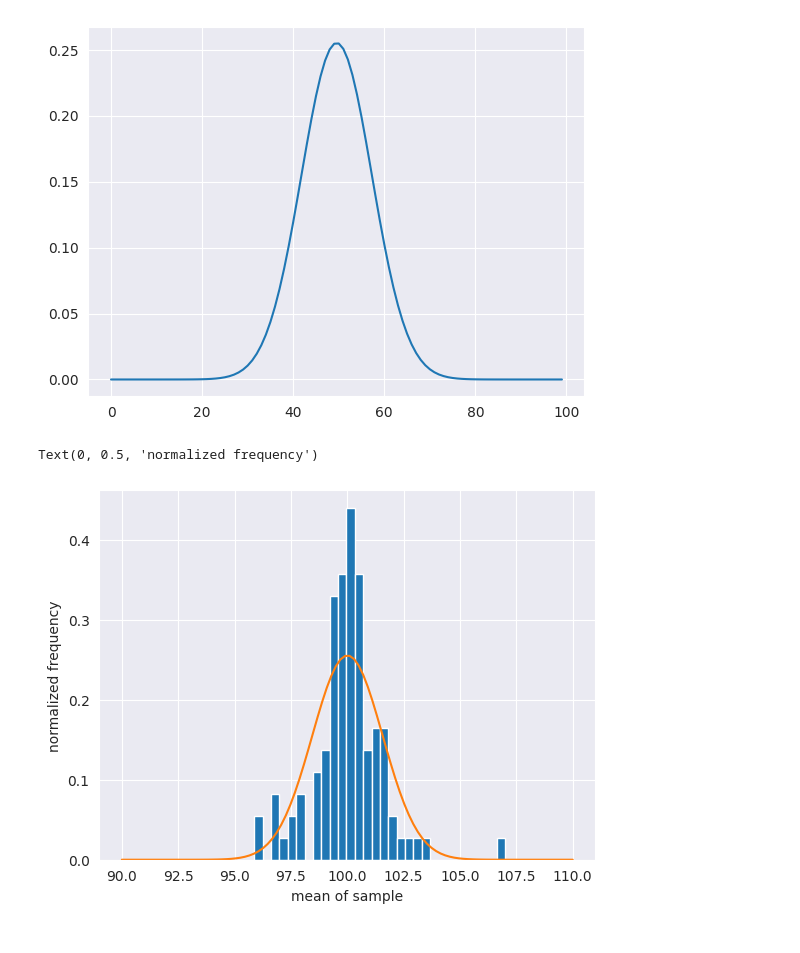
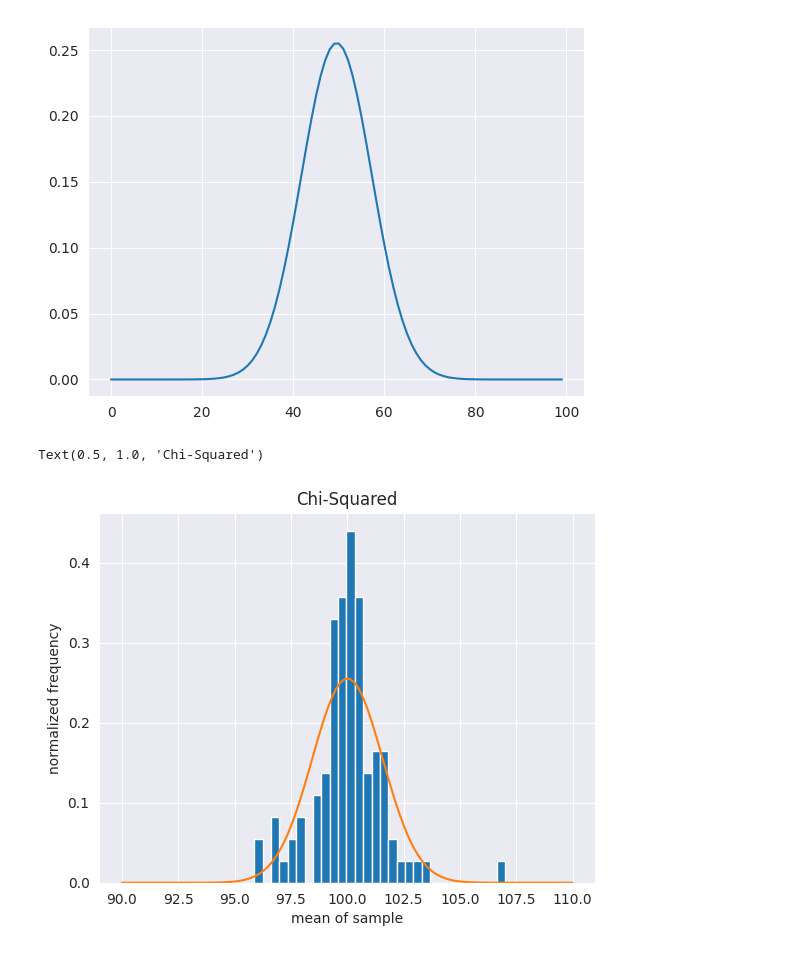
Before and after one commit to sarahdell/DSPS_SDellorco, a Jupyter notebook: hw2/Dellorco_CentralLimitTheorem.ipynb, the cells around one changed output. Saved outputs shown, nothing was run; the diff lists cells and outputs as text; code cells hidden in the pictures.

```diff
--- a/hw2/Dellorco_CentralLimitTheorem.ipynb
+++ b/hw2/Dellorco_CentralLimitTheorem.ipynb
@@ -369,11 +369,12 @@ pl.plot(gauss)
 [<matplotlib.lines.Line2D at 0x...>]
 [figure]
 # %%
-#plotting the histogram with the Guassian curve from the previous cell
+#plotting the histogram with the Guassian curve from the previous cell for Chi-Squared
 pl.hist(allmeans, bins = 30, density = True)
 pl.plot(domain, gauss)
 pl.xlabel("mean of sample")
 pl.ylabel("normalized frequency")
+pl.title("Chi-Squared")
 # %% [output]
-Text(0, 0.5, 'normalized frequency')
+Text(0.5, 1.0, 'Chi-Squared')
-[figure, old version]
+[figure, new version]
```
Also changed, not shown: parts of 5 cells of this notebook.
